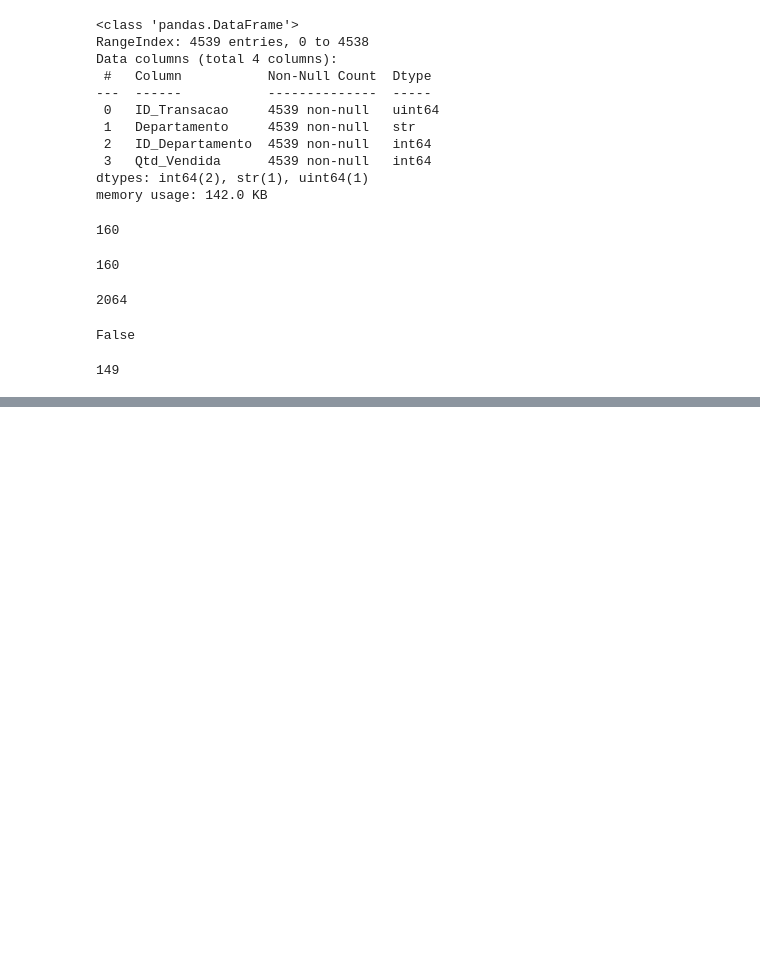
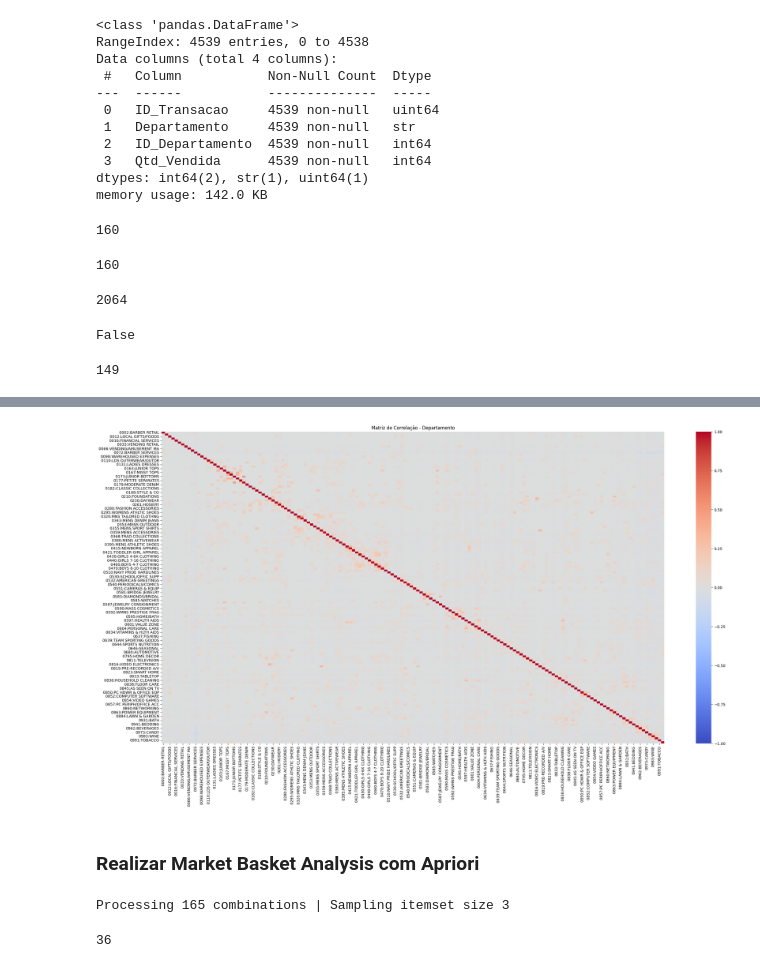
Before and after one commit to danilotavares-dev/association_roles_market_basket_analysis, a Jupyter notebook: market_basket_analysis.ipynb, the cells around one changed output, grey strips where cells are left out. Cells and saved outputs as stored; diff of their text form; code cells hidden in the pictures; blank space fills up the shorter version.

Commit message:
feat: step of the apriori and rules association finished.

```diff
--- a/market_basket_analysis.ipynb
+++ b/market_basket_analysis.ipynb
@@ -160,0 +191,26 @@ fig_1.show()
+# %%
+df_pivot = df_pivot.map(lambda x: True if x > 0 else False)
+# %%
+df_pivot = df_pivot.rename_axis(None, axis=1)
+# %%
+df_pivot.reset_index(inplace=True)
+# %%
+df_pivot.drop('ID_Transacao', axis=1, inplace=True)
+# %%
+associacao_departamentos = df_pivot.corr()
+plt.figure(figsize=(30, 15))
+sns.heatmap(associacao_departamentos, cmap='coolwarm', annot=False, vmin=-1, vmax=1)
+plt.title('Matriz de Correlação - Departamento')
+plt.show()
+# %% [output]
+[figure, added]
+# %% [markdown]
+### Realizar Market Basket Analysis com Apriori
+# %%
+itemsets_frequentes = apriori(df_pivot, min_support=0.02, use_colnames=True, verbose=1)
+# %% [output]
+Processing 165 combinations | Sampling itemset size 3
+# %%
+len(itemsets_frequentes)
+# %% [output]
+36
```
Also changed, not shown: parts of 9 cells of this notebook.
